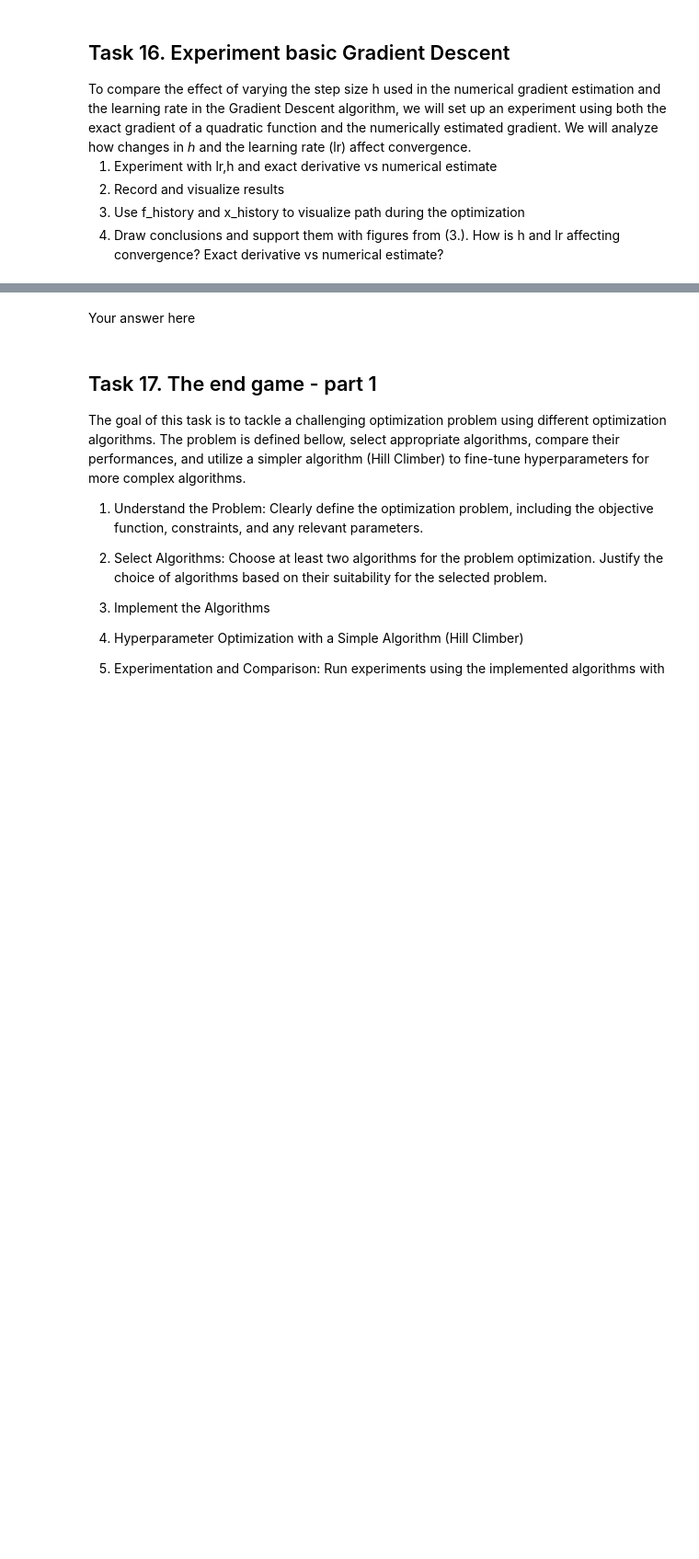
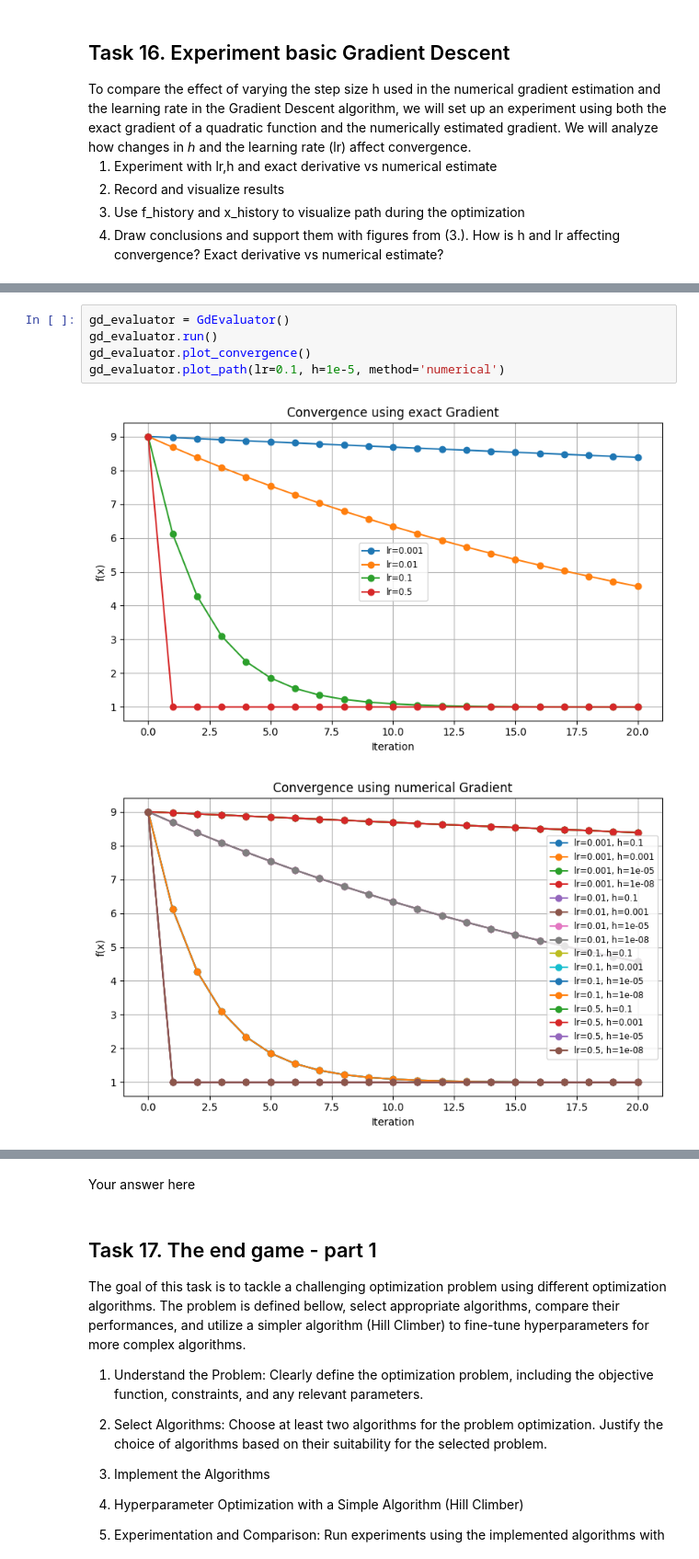
Before and after one commit to MarioSomodi/Optimization-Algorithms, a Jupyter notebook: OABOEC_Project_Mario_Somodi.ipynb, the cells around one changed output, grey strips where cells are left out. Shown at 92% size. Drawn from its saved outputs; the diff is of its cells as text; blank space fills up the shorter version.

```diff
--- a/OABOEC_Project_Mario_Somodi.ipynb
+++ b/OABOEC_Project_Mario_Somodi.ipynb
@@ -943,0 +928,8 @@ run_experiments()
+# %%
+gd_evaluator = GdEvaluator()
+gd_evaluator.run()
+gd_evaluator.plot_convergence()
+gd_evaluator.plot_path(lr=0.1, h=1e-5, method='numerical')
+# %% [output]
+[figure, added]
+[figure, added]
```
Also changed, not shown: parts of 6 cells of this notebook, 3 other files.
